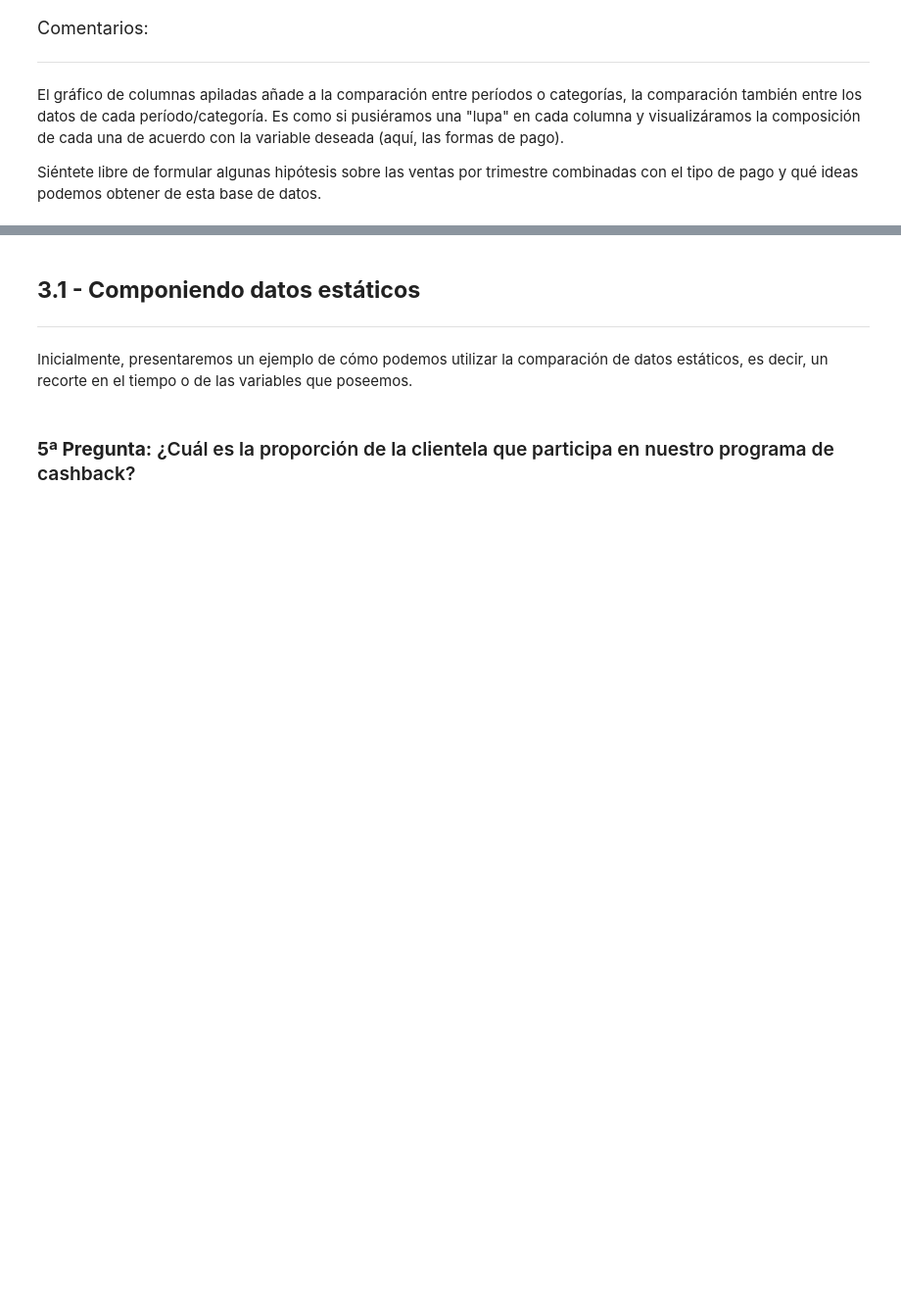
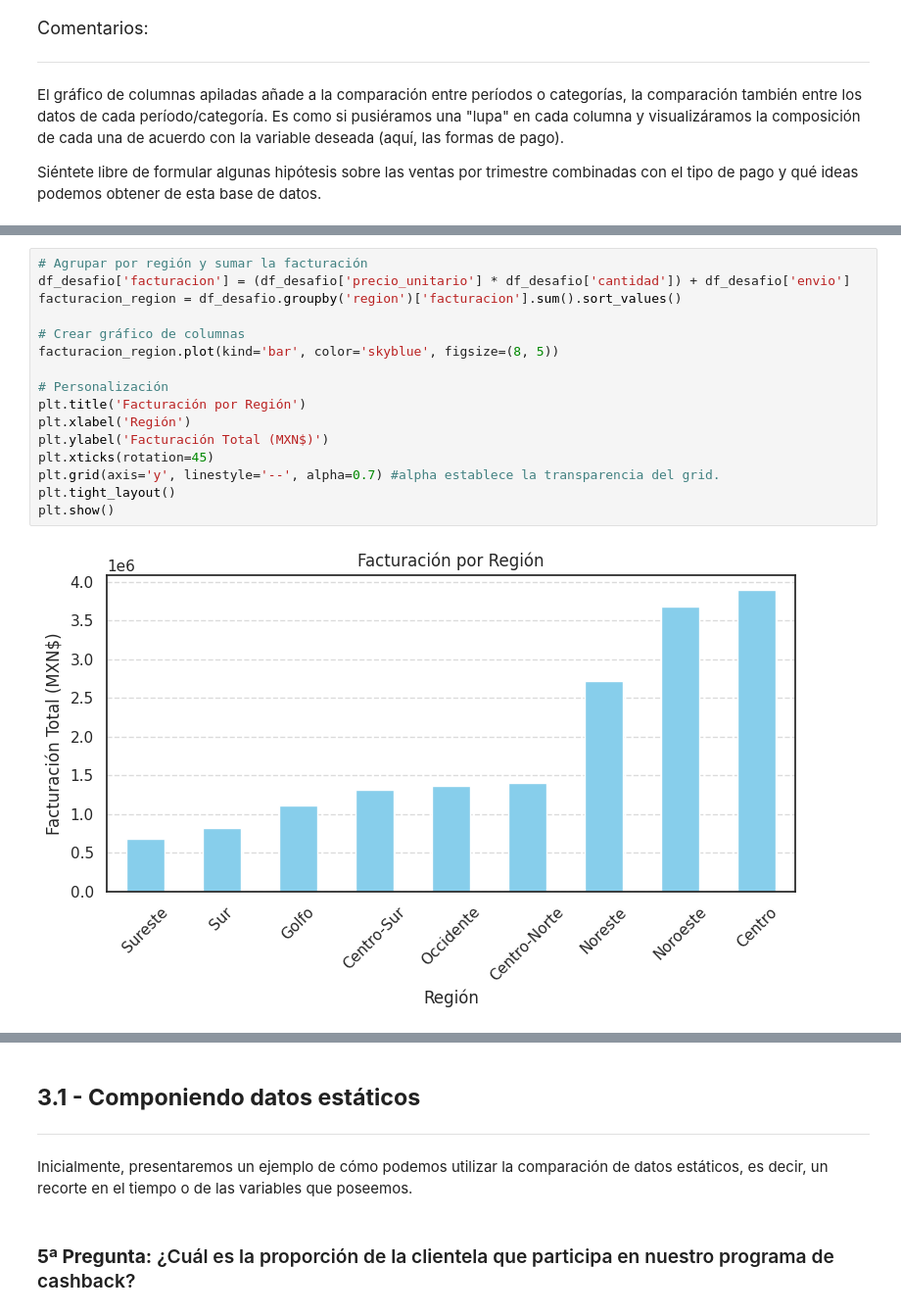
Before and after one commit to JLuceroVasquez/ia-aplicada-a-data-science-construccion-de-visualizaciones, a Jupyter notebook: IA_aplicada_a_ciencia_de_datos.ipynb, the cells around one changed output, grey strips where cells are left out. Shown at 98% size. Cells and saved outputs as stored; diff of their text form; blank space fills up the shorter version.

```diff
--- a/IA_aplicada_a_ciencia_de_datos.ipynb
+++ b/IA_aplicada_a_ciencia_de_datos.ipynb
@@ -768,0 +836,18 @@ Siéntete libre de formular algunas hipótesis sobre las ventas por trimestre co
+# %%
+# Agrupar por región y sumar la facturación
+df_desafio['facturacion'] = (df_desafio['precio_unitario'] * df_desafio['cantidad']) + df_desafio['envio']
+facturacion_region = df_desafio.groupby('region')['facturacion'].sum().sort_values()
+
+# Crear gráfico de columnas
+facturacion_region.plot(kind='bar', color='skyblue', figsize=(8, 5))
+
+# Personalización
+plt.title('Facturación por Región')
+plt.xlabel('Región')
+plt.ylabel('Facturación Total (MXN$)')
+plt.xticks(rotation=45)
+plt.grid(axis='y', linestyle='--', alpha=0.7) #alpha establece la transparencia del grid.
+plt.tight_layout()
+plt.show()
+# %% [output]
+[figure, added]
```
Also changed, not shown: parts of 14 cells of this notebook.
